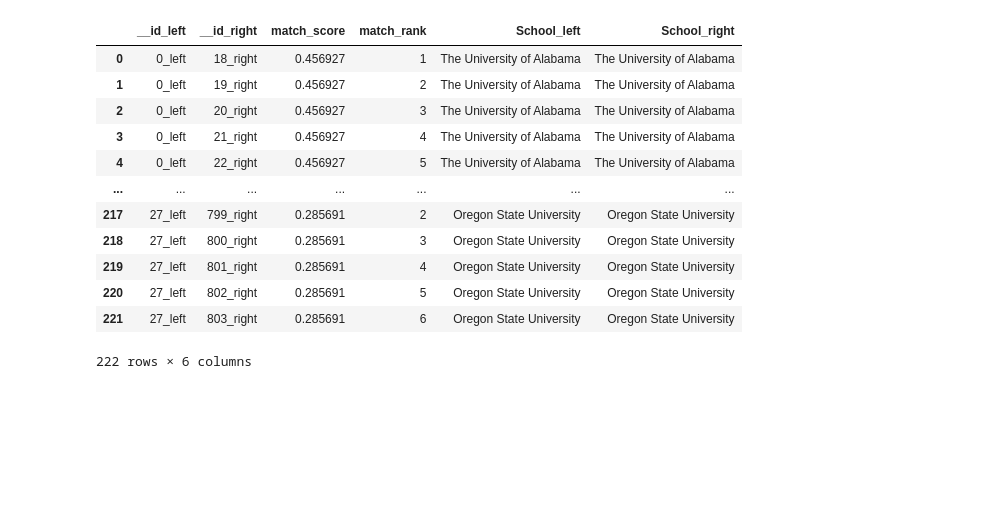
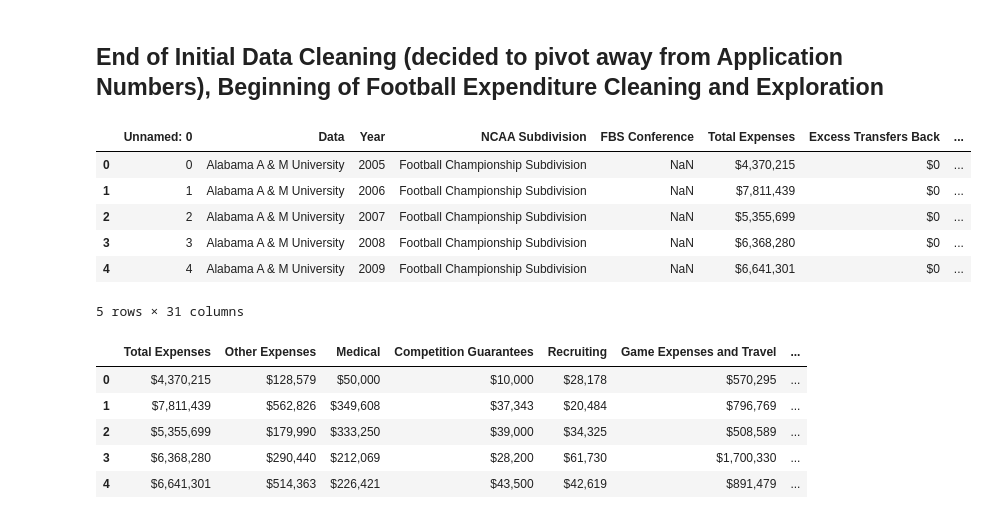
Before and after one commit to dpage02/FlutieEffect, a Jupyter notebook: Project_3/Cleaned_Resources/John_Cleaning.ipynb, the cells around one changed output. Saved outputs shown, nothing was run; the diff lists cells and outputs as text; code cells hidden in the pictures; blank space fills up the shorter version.

Commit message:
finished initial cleanup/exploration - almost done with secondary cleanup/exploration

```diff
--- a/Project_3/Cleaned_Resources/John_Cleaning.ipynb
+++ b/Project_3/Cleaned_Resources/John_Cleaning.ipynb
@@ -301,18 +79,30 @@ df_right = pd.read_csv("admission_data.csv")
 left_on = ["School"]
 right_on = ["School"]
 fuzzy_df = fuzzymatcher.link_table(df_left, df_right, left_on, right_on)
-fuzzy_df.
+fuzzy_df.head()
-# %% [output]
-|  | __id_left | __id_right | match_score | match_rank | School_left | School_right |
-| 0 | 0_left | 18_right | 0.456927 | 1 | The University of Alabama | The University of Alabama |
-| 1 | 0_left | 19_right | 0.456927 | 2 | The University of Alabama | The University of Alabama |
-| 2 | 0_left | 20_right | 0.456927 | 3 | The University of Alabama | The University of Alabama |
-| 3 | 0_left | 21_right | 0.456927 | 4 | The University of Alabama | The University of Alabama |
-| 4 | 0_left | 22_right | 0.456927 | 5 | The University of Alabama | The University of Alabama |
-| ... | ... | ... | ... | ... | ... | ... |
-| 217 | 27_left | 799_right | 0.285691 | 2 | Oregon State University | Oregon State University |
-| 218 | 27_left | 800_right | 0.285691 | 3 | Oregon State University | Oregon State University |
-| 219 | 27_left | 801_right | 0.285691 | 4 | Oregon State University | Oregon State University |
-| 220 | 27_left | 802_right | 0.285691 | 5 | Oregon State University | Oregon State University |
-| 221 | 27_left | 803_right | 0.285691 | 6 | Oregon State University | Oregon State University |
-222 rows × 6 columns
+# %% [markdown]
+## End of Initial Data Cleaning (decided to pivot away from Application Numbers), Beginning of Football Expenditure Cleaning and Exploration
+# %%
+
+expenses_df = pd.read_csv("expense_data.csv")
+expenses = pd.DataFrame(expenses_df)
+expenses.head()
+# %% [output]
+|  | Unnamed: 0 | Data | Year | NCAA Subdivision | FBS Conference | Total Expenses | Excess Transfers Back | ... |
+| 0 | 0 | Alabama A & M University | 2005 | Football Championship Subdivision | NaN | $4,370,215 | $0 | ... |
+| 1 | 1 | Alabama A & M University | 2006 | Football Championship Subdivision | NaN | $7,811,439 | $0 | ... |
+| 2 | 2 | Alabama A & M University | 2007 | Football Championship Subdivision | NaN | $5,355,699 | $0 | ... |
+| 3 | 3 | Alabama A & M University | 2008 | Football Championship Subdivision | NaN | $6,368,280 | $0 | ... |
+| 4 | 4 | Alabama A & M University | 2009 | Football Championship Subdivision | NaN | $6,641,301 | $0 | ... |
+5 rows × 31 columns
+# %%
+expenses_dropped = expenses.drop(['Data', 'Year', 'NCAA Subdivision', 'FBS Conference', 'Excess Transfers Back', 'Unnamed: 0'], axis=1)
+pd.set_option('display.max_columns', None)
+expenses_dropped.head()
+# %% [output]
+|  | Total Expenses | Other Expenses | Medical | Competition Guarantees | Recruiting | Game Expenses and Travel | ... |
+| 0 | $4,370,215 | $128,579 | $50,000 | $10,000 | $28,178 | $570,295 | ... |
+| 1 | $7,811,439 | $562,826 | $349,608 | $37,343 | $20,484 | $796,769 | ... |
+| 2 | $5,355,699 | $179,990 | $333,250 | $39,000 | $34,325 | $508,589 | ... |
+| 3 | $6,368,280 | $290,440 | $212,069 | $28,200 | $61,730 | $1,700,330 | ... |
+| 4 | $6,641,301 | $514,363 | $226,421 | $43,500 | $42,619 | $891,479 | ... |
```
Also changed, not shown: parts of 25 cells of this notebook, 3 other files.
